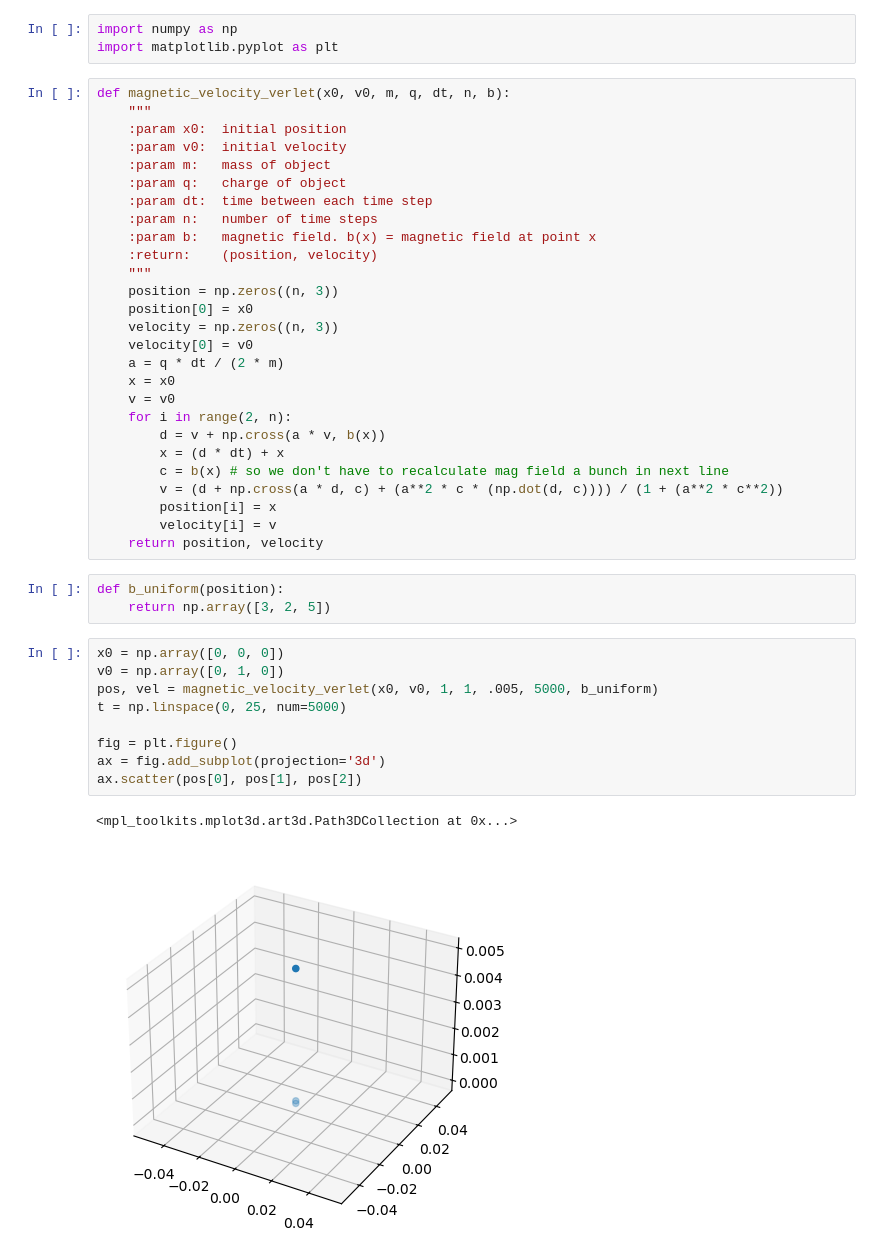
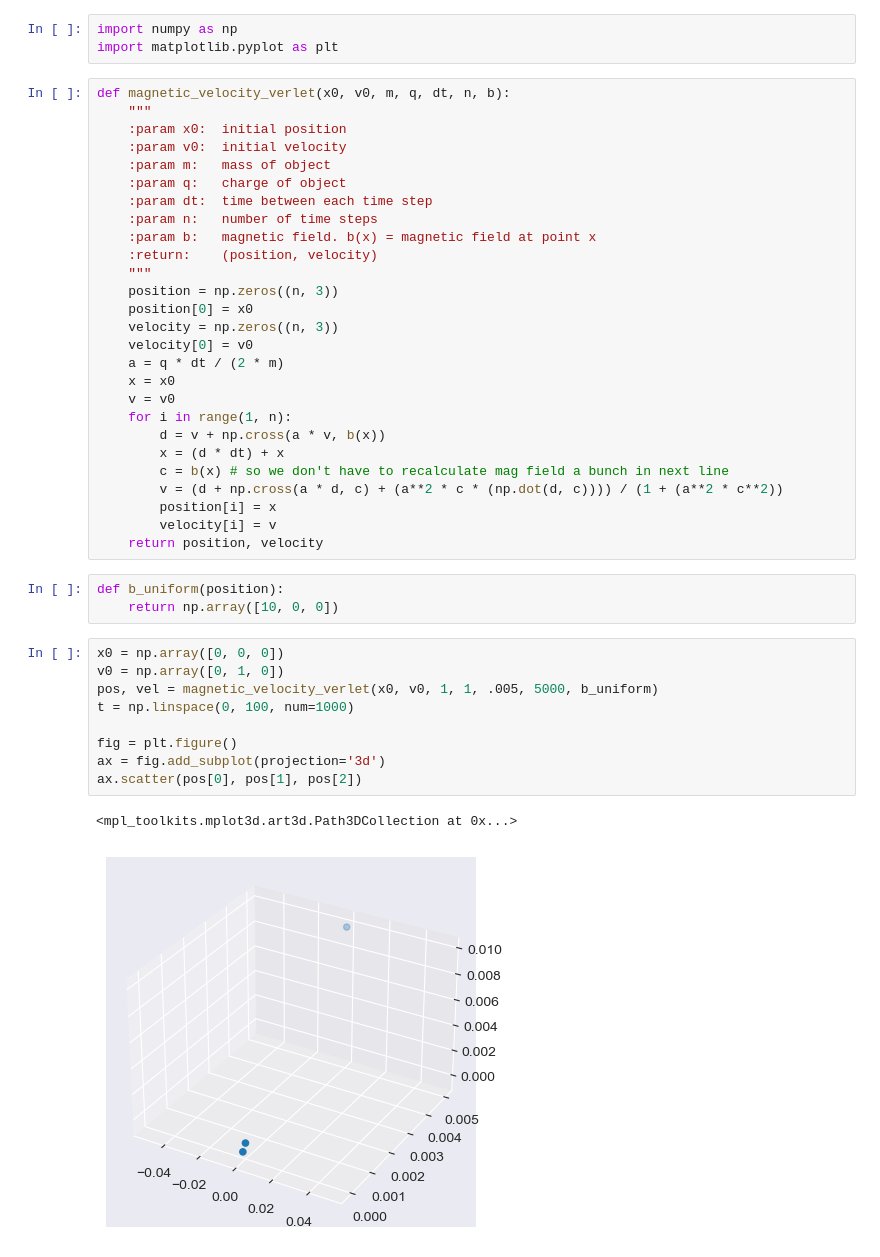
Before and after one commit to MatthewOsgood/Physics-Simulations, a Jupyter notebook: MagneticVelocity.ipynb, the cells around one changed output. Saved outputs shown, nothing was run; the diff lists cells and outputs as text.

```diff
--- a/MagneticVelocity.ipynb
+++ b/MagneticVelocity.ipynb
@@ -20,7 +22,7 @@ def magnetic_velocity_verlet(x0, v0, m, q, dt, n, b):
     a = q * dt / (2 * m)
     x = x0
     v = v0
-    for i in range(2, n):
+    for i in range(1, n):
         d = v + np.cross(a * v, b(x))
         x = (d * dt) + x
         c = b(x) # so we don't have to recalculate mag field a bunch in next line
@@ -30,16 +32,16 @@ def magnetic_velocity_verlet(x0, v0, m, q, dt, n, b):
     return position, velocity
 # %%
 def b_uniform(position):
-    return np.array([3, 2, 5])
+    return np.array([10, 0, 0])
 # %%
 x0 = np.array([0, 0, 0])
 v0 = np.array([0, 1, 0])
 pos, vel = magnetic_velocity_verlet(x0, v0, 1, 1, .005, 5000, b_uniform)
-t = np.linspace(0, 25, num=5000)
+t = np.linspace(0, 100, num=1000)
 
 fig = plt.figure()
 ax = fig.add_subplot(projection='3d')
 ax.scatter(pos[0], pos[1], pos[2])
 # %% [output]
 <mpl_toolkits.mplot3d.art3d.Path3DCollection at 0x...>
-[figure, old version]
+[figure, new version]
```
Also changed, not shown: parts of 1 cell of this notebook, 2 other files.
